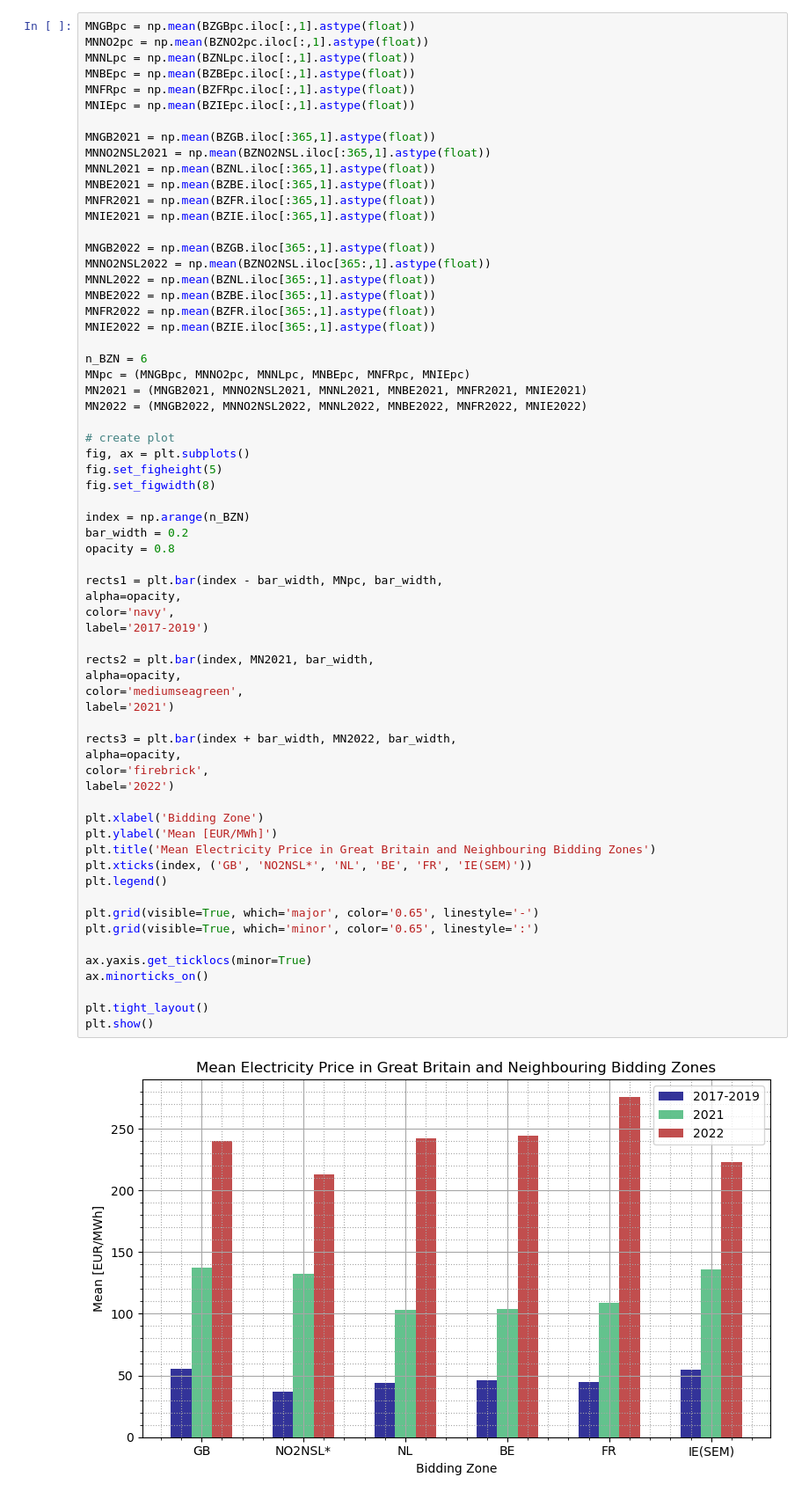
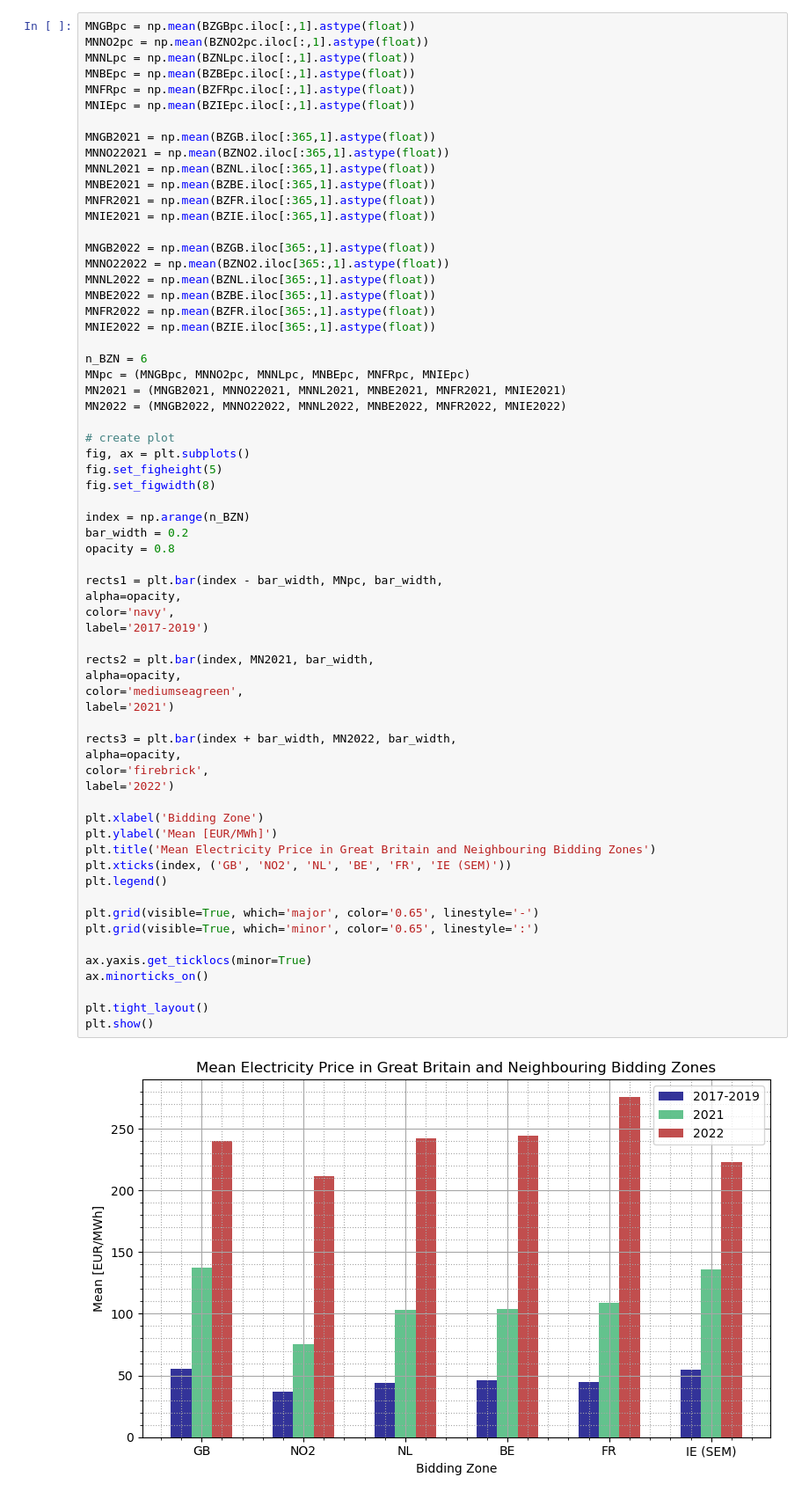
Before and after one commit to jsap2000/UK-Electricity-Pricing-Solutions, a Jupyter notebook: BZ_Comparison_20210101-20221231.ipynb, the cells around one changed output. Shown at 88% size. Drawn from its saved outputs; the diff is of its cells as text.

```diff
--- a/BZ_Comparison_20210101-20221231.ipynb
+++ b/BZ_Comparison_20210101-20221231.ipynb
@@ -327,14 +445,14 @@ MNFRpc = np.mean(BZFRpc.iloc[:,1].astype(float))
 MNIEpc = np.mean(BZIEpc.iloc[:,1].astype(float))
 
 MNGB2021 = np.mean(BZGB.iloc[:365,1].astype(float))
-MNNO2NSL2021 = np.mean(BZNO2NSL.iloc[:365,1].astype(float))
+MNNO22021 = np.mean(BZNO2.iloc[:365,1].astype(float))
 MNNL2021 = np.mean(BZNL.iloc[:365,1].astype(float))
 MNBE2021 = np.mean(BZBE.iloc[:365,1].astype(float))
 MNFR2021 = np.mean(BZFR.iloc[:365,1].astype(float))
 MNIE2021 = np.mean(BZIE.iloc[:365,1].astype(float))
 
 MNGB2022 = np.mean(BZGB.iloc[365:,1].astype(float))
-MNNO2NSL2022 = np.mean(BZNO2NSL.iloc[365:,1].astype(float))
+MNNO22022 = np.mean(BZNO2.iloc[365:,1].astype(float))
 MNNL2022 = np.mean(BZNL.iloc[365:,1].astype(float))
 MNBE2022 = np.mean(BZBE.iloc[365:,1].astype(float))
 MNFR2022 = np.mean(BZFR.iloc[365:,1].astype(float))
@@ -342,8 +460,8 @@ MNIE2022 = np.mean(BZIE.iloc[365:,1].astype(float))
 
 n_BZN = 6
 MNpc = (MNGBpc, MNNO2pc, MNNLpc, MNBEpc, MNFRpc, MNIEpc)
-MN2021 = (MNGB2021, MNNO2NSL2021, MNNL2021, MNBE2021, MNFR2021, MNIE2021)
-MN2022 = (MNGB2022, MNNO2NSL2022, MNNL2022, MNBE2022, MNFR2022, MNIE2022)
+MN2021 = (MNGB2021, MNNO22021, MNNL2021, MNBE2021, MNFR2021, MNIE2021)
+MN2022 = (MNGB2022, MNNO22022, MNNL2022, MNBE2022, MNFR2022, MNIE2022)
 
 # create plot
 fig, ax = plt.subplots()
@@ -356,35 +474,35 @@ opacity = 0.8
 
 rects1 = plt.bar(index - bar_width, MNpc, bar_width,
 alpha=opacity,
 color='navy',
 label='2017-2019')
 
 rects2 = plt.bar(index, MN2021, bar_width,
 alpha=opacity,
 color='mediumseagreen',
 label='2021')
 
 rects3 = plt.bar(index + bar_width, MN2022, bar_width,
 alpha=opacity,
 color='firebrick',
 label='2022')
 
 plt.xlabel('Bidding Zone')
 plt.ylabel('Mean [EUR/MWh]')
 plt.title('Mean Electricity Price in Great Britain and Neighbouring Bidding Zones')
-plt.xticks(index, ('GB', 'NO2NSL*', 'NL', 'BE', 'FR', 'IE(SEM)'))
+plt.xticks(index, ('GB', 'NO2', 'NL', 'BE', 'FR', 'IE (SEM)'))
 plt.legend()
 
 plt.grid(visible=True, which='major', color='0.65', linestyle='-')
 plt.grid(visible=True, which='minor', color='0.65', linestyle=':')
 
 ax.yaxis.get_ticklocs(minor=True)
 ax.minorticks_on()
 
 plt.tight_layout()
 plt.show()
 # %% [output]
-[figure, old version]
+[figure, new version]
 # %%
 STDGBpc = np.std(BZGBpc.iloc[:,1].astype(float))
 STDNO2pc = np.std(BZNO2pc.iloc[:,1].astype(float))
```
Also changed, not shown: parts of 8 cells of this notebook, 3 other files.
